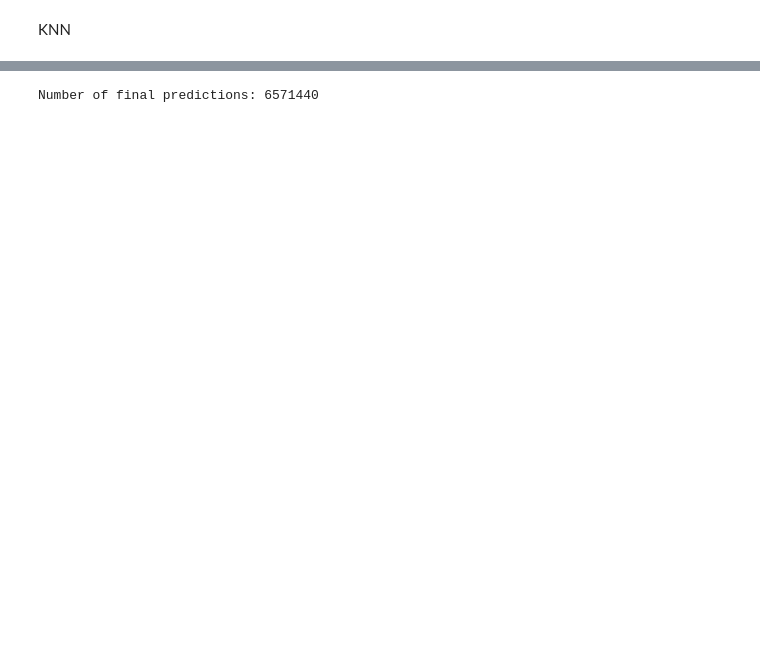
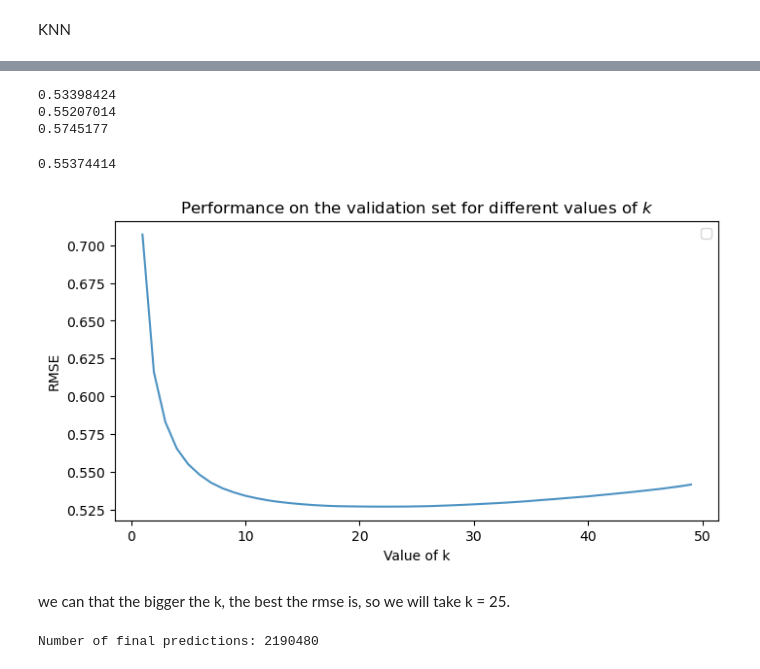
Before and after one commit to alicebeast/FinalProject_ML, a Jupyter notebook: projetdeAliceBG.ipynb, the cells around one changed output, grey strips where cells are left out. Saved outputs shown, nothing was run; the diff lists cells and outputs as text; code cells hidden in the pictures; blank space fills up the shorter version.

```diff
--- a/projetdeAliceBG.ipynb
+++ b/projetdeAliceBG.ipynb
@@ -486,0 +434,22 @@ y_pred_mode3 = knn_predict_unlabeled(mode3, test, sensors_unique)
+# %%
+def predict(
+    samples: np.ndarray,
+    X: np.ndarray,
+    y: np.ndarray,
+    k: int = 1):
+
+    #find indices of k neighbors
+    tree = KDTree(X)
+    _, indices = tree.query(samples, k=k, workers=-1)
+
+    if k == 1:
+        return y[indices].flatten()
+    return np.mean(y[indices], axis=1)
+# %%
+def rmse(
+    labels_gt: np.ndarray,
+    labels_pred: np.ndarray):
+
+    rmse = np.sqrt(np.mean((labels_gt - labels_pred) ** 2))
+
+    return rmse
@@ -486,0 +465,4 @@ y_pred_mode3 = knn_predict_unlabeled(mode3, test, sensors_unique)
+# %%
+X_train1, y_train1, X_val1, y_val1, X_test1, y_test1 = preprocess_data(df=mode1_clean.drop(columns=['power']), label="temperature", train_size=0.6, val_size=0.2, seed=42)
+X_train2, y_train2, X_val2, y_val2, X_test2, y_test2 = preprocess_data(df=mode2_clean.drop(columns=['power']), label="temperature", train_size=0.6, val_size=0.2, seed=42)
+X_train3, y_train3, X_val3, y_val3, X_test3, y_test3 = preprocess_data(df=mode3_clean.drop(columns=['power']), label="temperature", train_size=0.6, val_size=0.2, seed=42)
@@ -486,0 +476,33 @@ y_pred_mode3 = knn_predict_unlabeled(mode3, test, sensors_unique)
+# %%
+print(rmse(y_test1, y_pred_mode1))
+print(rmse(y_test2, y_pred_mode2))
+print(rmse(y_test3, y_pred_mode3))
+# %% [output]
+0.53398424
+0.55207014
+0.5745177
+# %%
+print(rmse(y_test_modes, y_pred_modes))
+# %% [output]
+0.55374414
+# %%
+#trouver meilleur k
+k_values = []
+accs = []
+for i in range(1, 50):
+    acc = rmse(y_val1, predict(X_val1, X_train1, y_train1, k=i))
+    k_values.append(i)
+    accs.append(acc)
+# %%
+# Plot rmse in function of k
+plt.figure(figsize=(8,4), dpi=100)
+plt.plot(k_values, accs, alpha=0.8)
+plt.xlabel("Value of k")
+plt.ylabel("RMSE")
+plt.legend()
+plt.title("Performance on the validation set for different values of $k$")
+plt.show()
+# %% [output]
+[figure, added]
+# %% [markdown]
+we can that the bigger the k, the best the rmse is, so we will take k = 25.
@@ -487,8 +527,7 @@ y_pred_mode3 = knn_predict_unlabeled(mode3, test, sensors_unique)
 # %%
-y_pred = np.concatenate([y_pred_mode1, y_pred_mode2, y_pred_mode3])
 print(f"Number of final predictions: {len(y_pred)}")
 # %% [output]
-Number of final predictions: 6571440
+Number of final predictions: 2190480
 # %%
 submission = pd.DataFrame({
    "Id": np.arange(len(test), dtype=int),
```
Also changed, not shown: parts of 30 cells of this notebook, 1 other file.
